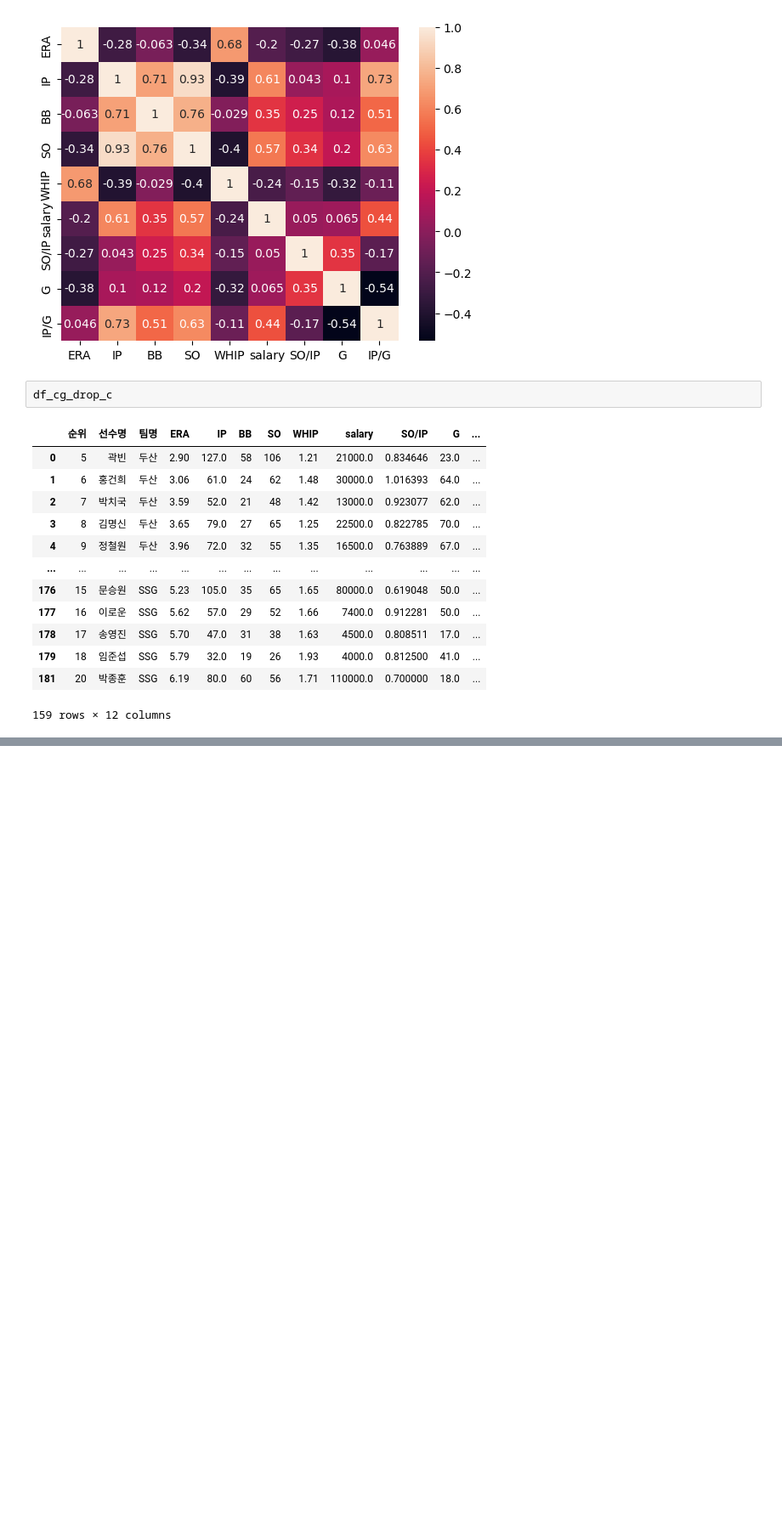
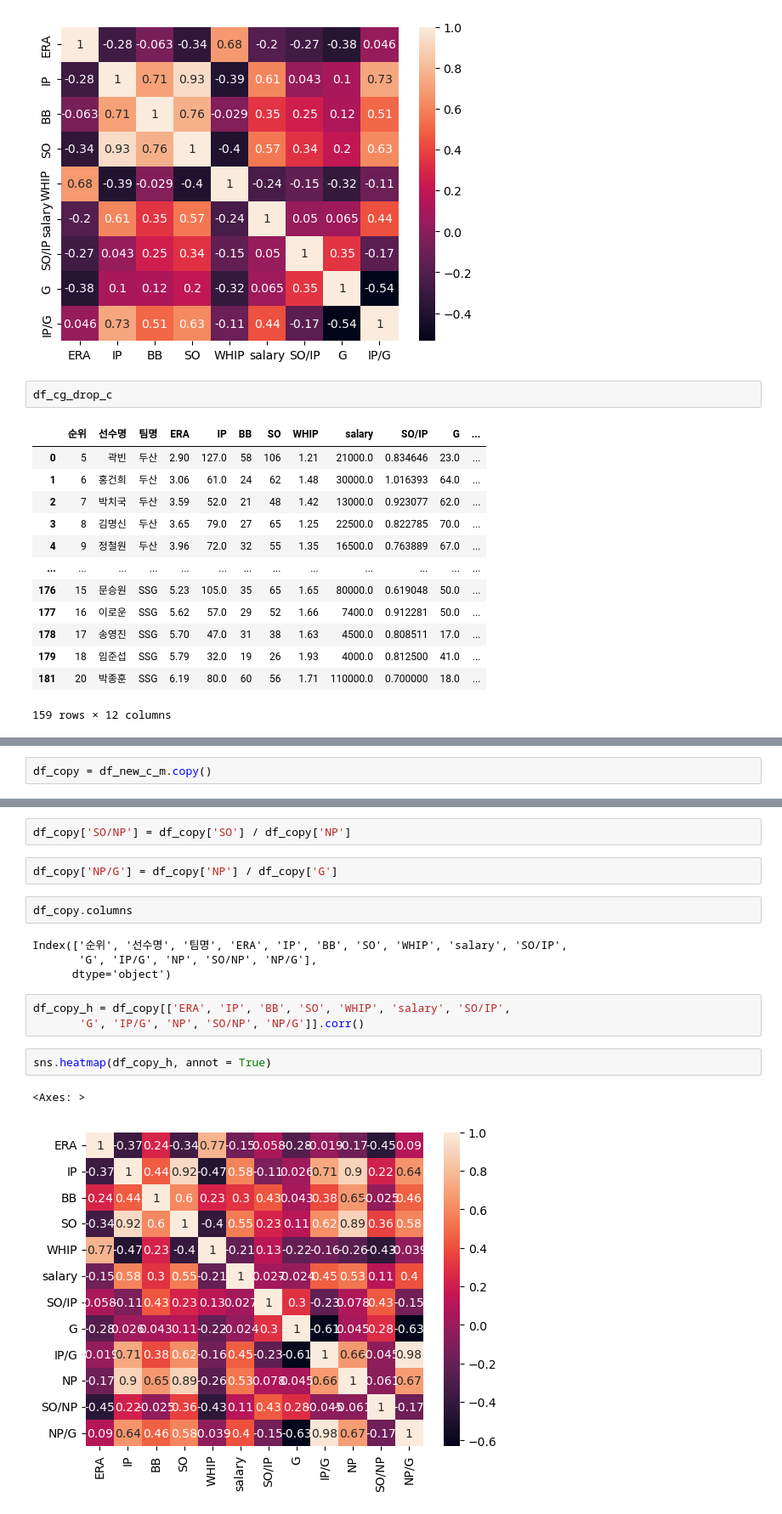
Before and after one commit to jayiuk/mid_project, a Jupyter notebook: EDA.ipynb, the cells around one changed output, grey strips where cells are left out. Shown at 85% size. Drawn from its saved outputs; the diff is of its cells as text; blank space fills up the shorter version.

```diff
--- a/EDA.ipynb
+++ b/EDA.ipynb
@@ -160,0 +232,2 @@ df_cg_drop_c
+# %%
+df_copy = df_new_c_m.copy()
@@ -160,0 +277,18 @@ df_cg_drop_c
+# %%
+df_copy['SO/NP'] = df_copy['SO'] / df_copy['NP']
+# %%
+df_copy['NP/G'] = df_copy['NP'] / df_copy['G']
+# %%
+df_copy.columns
+# %% [output]
+Index(['순위', '선수명', '팀명', 'ERA', 'IP', 'BB', 'SO', 'WHIP', 'salary', 'SO/IP',
+       'G', 'IP/G', 'NP', 'SO/NP', 'NP/G'],
+      dtype='object')
+# %%
+df_copy_h = df_copy[['ERA', 'IP', 'BB', 'SO', 'WHIP', 'salary', 'SO/IP',
+       'G', 'IP/G', 'NP', 'SO/NP', 'NP/G']].corr()
+# %%
+sns.heatmap(df_copy_h, annot = True)
+# %% [output]
+<Axes: >
+[figure, added]
```
Also changed, not shown: parts of 11 cells of this notebook.
